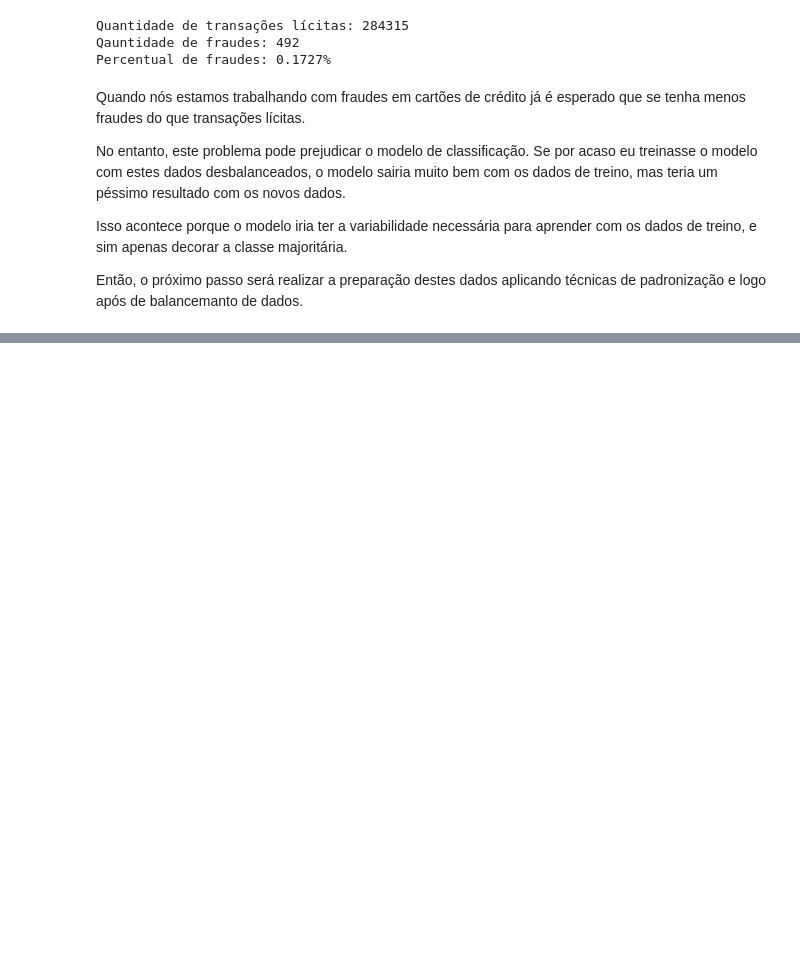
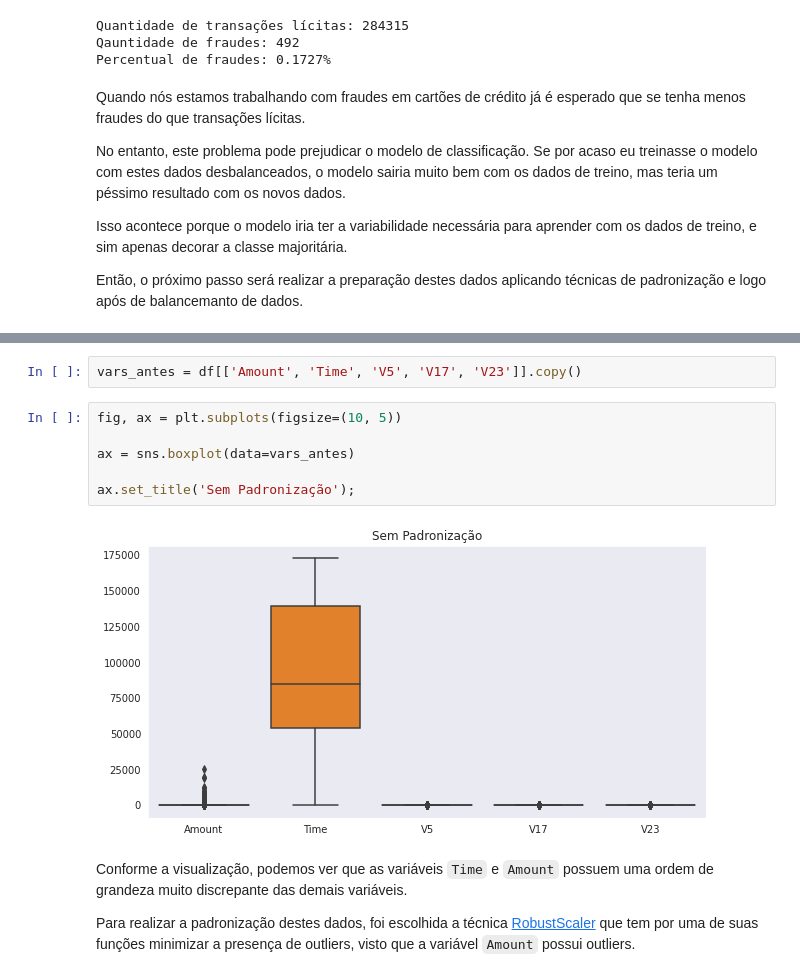
Before and after one commit to brayannmb/projeto_fraudes_cartao_credito, a Jupyter notebook: Detecção_Fraudes.ipynb, the cells around one changed output, grey strips where cells are left out. Cells and saved outputs as stored; diff of their text form; blank space fills up the shorter version.

```diff
--- a/Detecção_Fraudes.ipynb
+++ b/Detecção_Fraudes.ipynb
@@ -346,0 +355,14 @@ Então, o próximo passo será realizar a preparação destes dados aplicando t
+# %%
+vars_antes = df[['Amount', 'Time', 'V5', 'V17', 'V23']].copy()
+# %%
+fig, ax = plt.subplots(figsize=(10, 5))
+
+ax = sns.boxplot(data=vars_antes)
+
+ax.set_title('Sem Padronização');
+# %% [output]
+[figure, added]
+# %% [markdown]
+Conforme a visualização, podemos ver que as variáveis `Time` e `Amount` possuem uma ordem de grandeza muito discrepante das demais variáveis.
+
+Para realizar a padronização destes dados, foi escolhida a técnica [RobustScaler](https://scikit-learn.org/stable/modules/generated/sklearn.preprocessing.RobustScaler.html#sklearn.preprocessing.RobustScaler) que tem por uma de suas funções minimizar a presença de outliers, visto que a variável `Amount` possui outliers.
```
Also changed, not shown: parts of 5 cells of this notebook.
